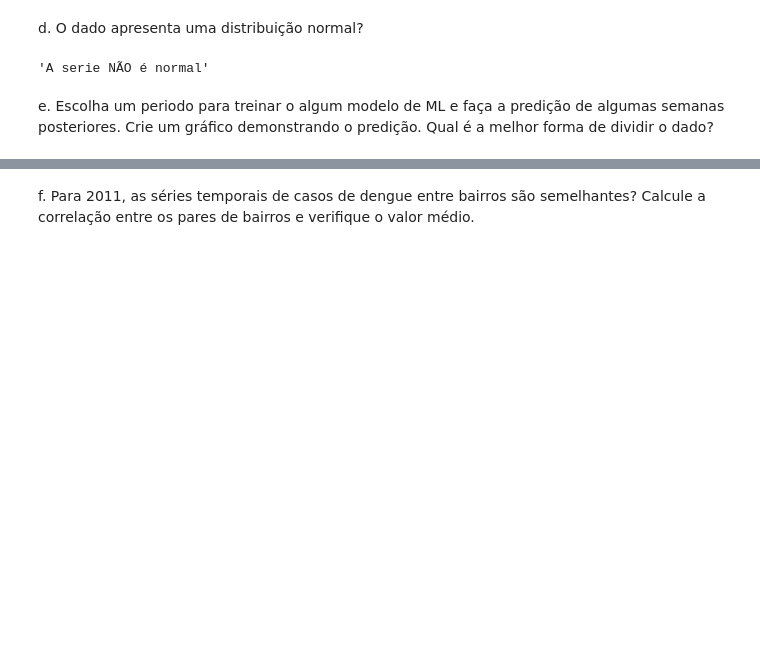
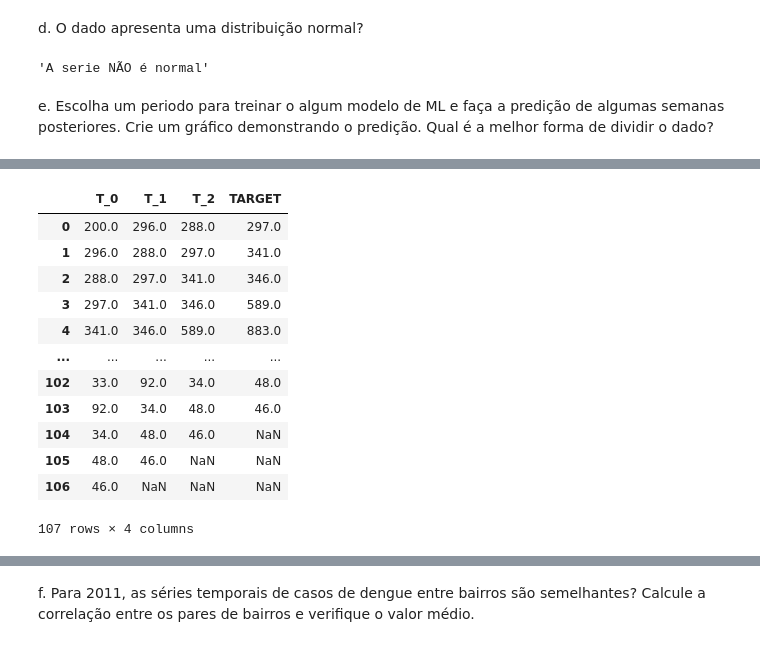
Before and after one commit to Caionascimento01/Series_Temporais, a Jupyter notebook: exercicio/EXERCICIO_2.ipynb, the cells around one changed output, grey strips where cells are left out. Drawn from its saved outputs; the diff is of its cells as text; code cells hidden in the pictures; blank space fills up the shorter version.

```diff
--- a/exercicio/EXERCICIO_2.ipynb
+++ b/exercicio/EXERCICIO_2.ipynb
@@ -163,0 +244,26 @@ from xgboost import XGBRegressor
+# %%
+df_prev=pd.DataFrame()
+nsplit=3
+for i in range(nsplit+1):
+    if i<nsplit:
+        coluna=f'T_{i}'
+        df_prev[coluna]=seriesfinal['NR_CASOS'].shift(-i).values
+    if i==nsplit:
+        coluna='TARGET'
+        df_prev[coluna]=seriesfinal['NR_CASOS'].shift(-i).values
+# %%
+df_prev
+# %% [output]
+|  | T_0 | T_1 | T_2 | TARGET |
+| 0 | 200.0 | 296.0 | 288.0 | 297.0 |
+| 1 | 296.0 | 288.0 | 297.0 | 341.0 |
+| 2 | 288.0 | 297.0 | 341.0 | 346.0 |
+| 3 | 297.0 | 341.0 | 346.0 | 589.0 |
+| 4 | 341.0 | 346.0 | 589.0 | 883.0 |
+| ... | ... | ... | ... | ... |
+| 102 | 33.0 | 92.0 | 34.0 | 48.0 |
+| 103 | 92.0 | 34.0 | 48.0 | 46.0 |
+| 104 | 34.0 | 48.0 | 46.0 | NaN |
+| 105 | 48.0 | 46.0 | NaN | NaN |
+| 106 | 46.0 | NaN | NaN | NaN |
+107 rows × 4 columns
```
Also changed, not shown: parts of 14 cells of this notebook, 21 other files.
